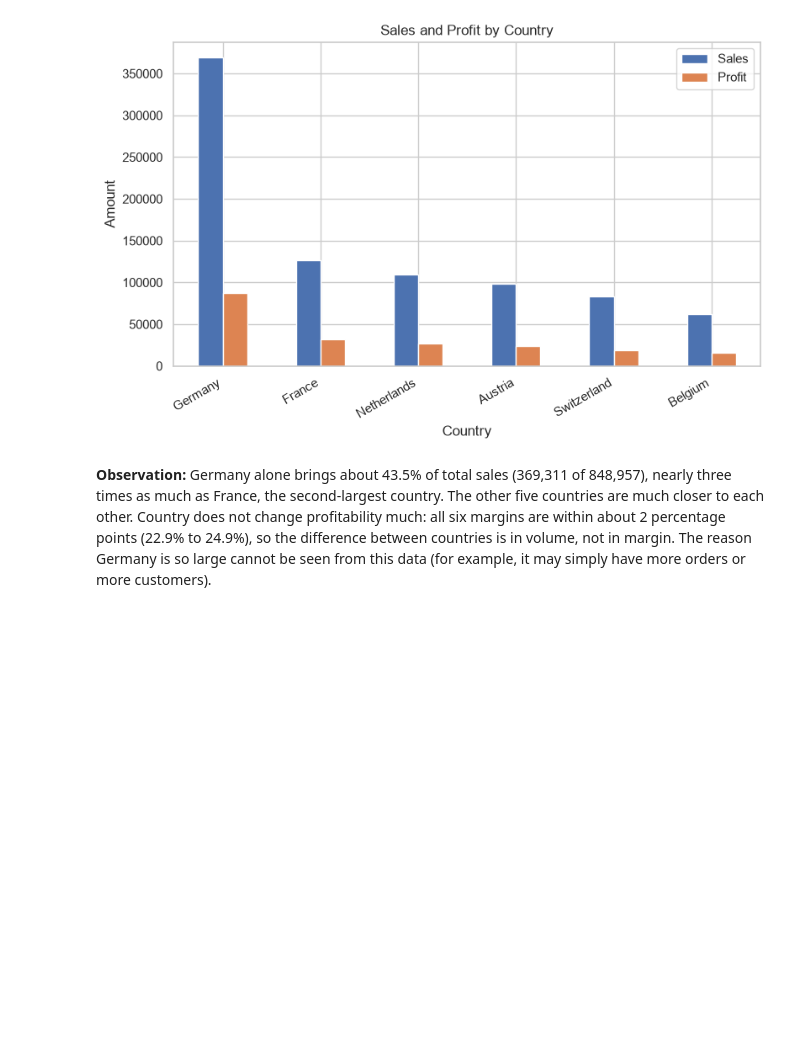
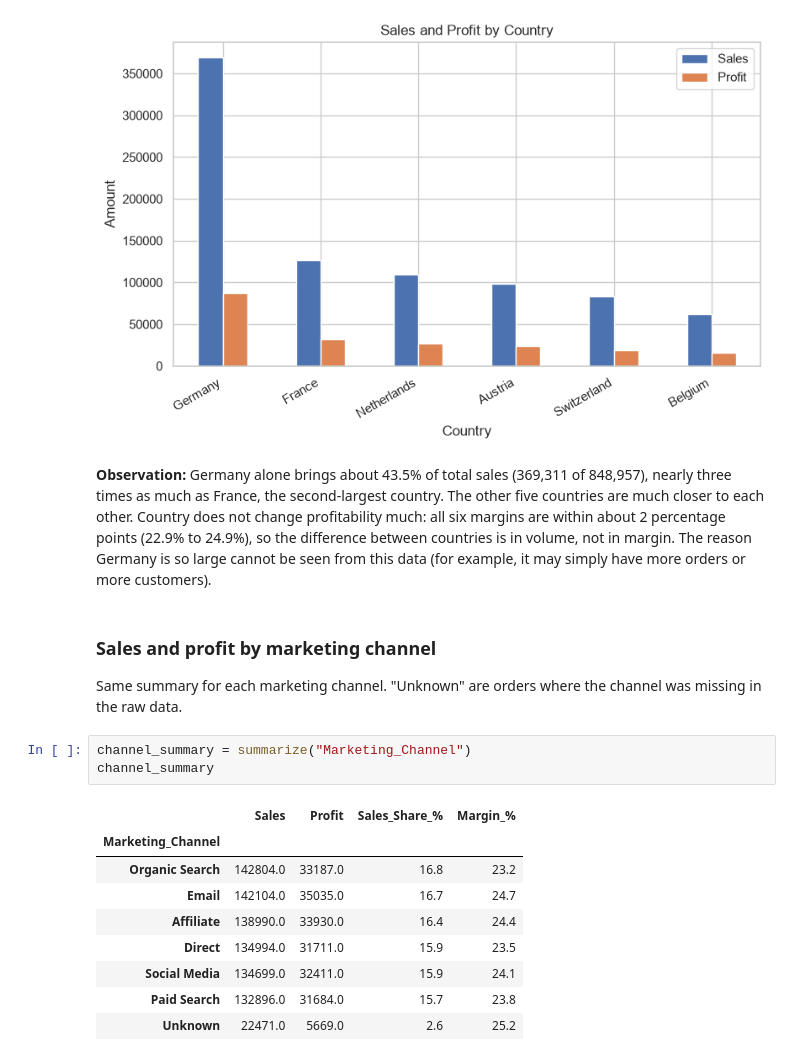
Before and after one commit to ariful3551/Ecommerce-Orders-Analysis, a Jupyter notebook: notebooks/03_eda_visualization.ipynb, the cells around one changed output. Cells and saved outputs as stored; diff of their text form; blank space fills up the shorter version.

```diff
--- a/notebooks/03_eda_visualization.ipynb
+++ b/notebooks/03_eda_visualization.ipynb
@@ -220,3 +220,19 @@ plt.show()
 [figure]
 # %% [markdown]
 **Observation:** Germany alone brings about 43.5% of total sales (369,311 of 848,957), nearly three times as much as France, the second-largest country. The other five countries are much closer to each other. Country does not change profitability much: all six margins are within about 2 percentage points (22.9% to 24.9%), so the difference between countries is in volume, not in margin. The reason Germany is so large cannot be seen from this data (for example, it may simply have more orders or more customers).
+# %% [markdown]
+### Sales and profit by marketing channel
+Same summary for each marketing channel. "Unknown" are orders where the channel was missing in the raw data.
+# %%
+channel_summary = summarize("Marketing_Channel")
+channel_summary
+# %% [output]
+|  | Sales | Profit | Sales_Share_% | Margin_% |
+| Marketing_Channel |  |  |  |  |
+| Organic Search | 142804.0 | 33187.0 | 16.8 | 23.2 |
+| Email | 142104.0 | 35035.0 | 16.7 | 24.7 |
+| Affiliate | 138990.0 | 33930.0 | 16.4 | 24.4 |
+| Direct | 134994.0 | 31711.0 | 15.9 | 23.5 |
+| Social Media | 134699.0 | 32411.0 | 15.9 | 24.1 |
+| Paid Search | 132896.0 | 31684.0 | 15.7 | 23.8 |
+| Unknown | 22471.0 | 5669.0 | 2.6 | 25.2 |
```
Also changed, not shown: parts of 3 cells of this notebook, 1 other file.
